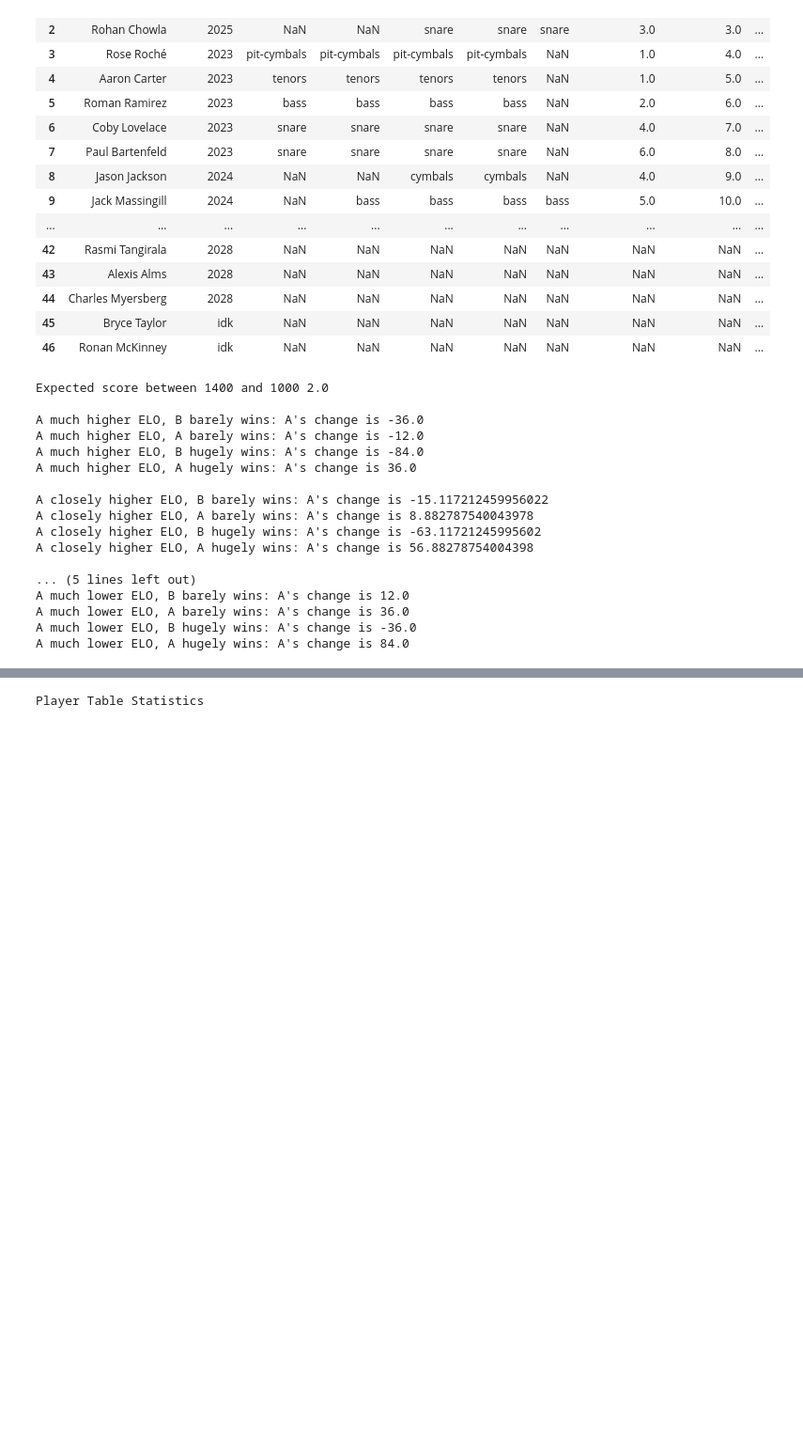
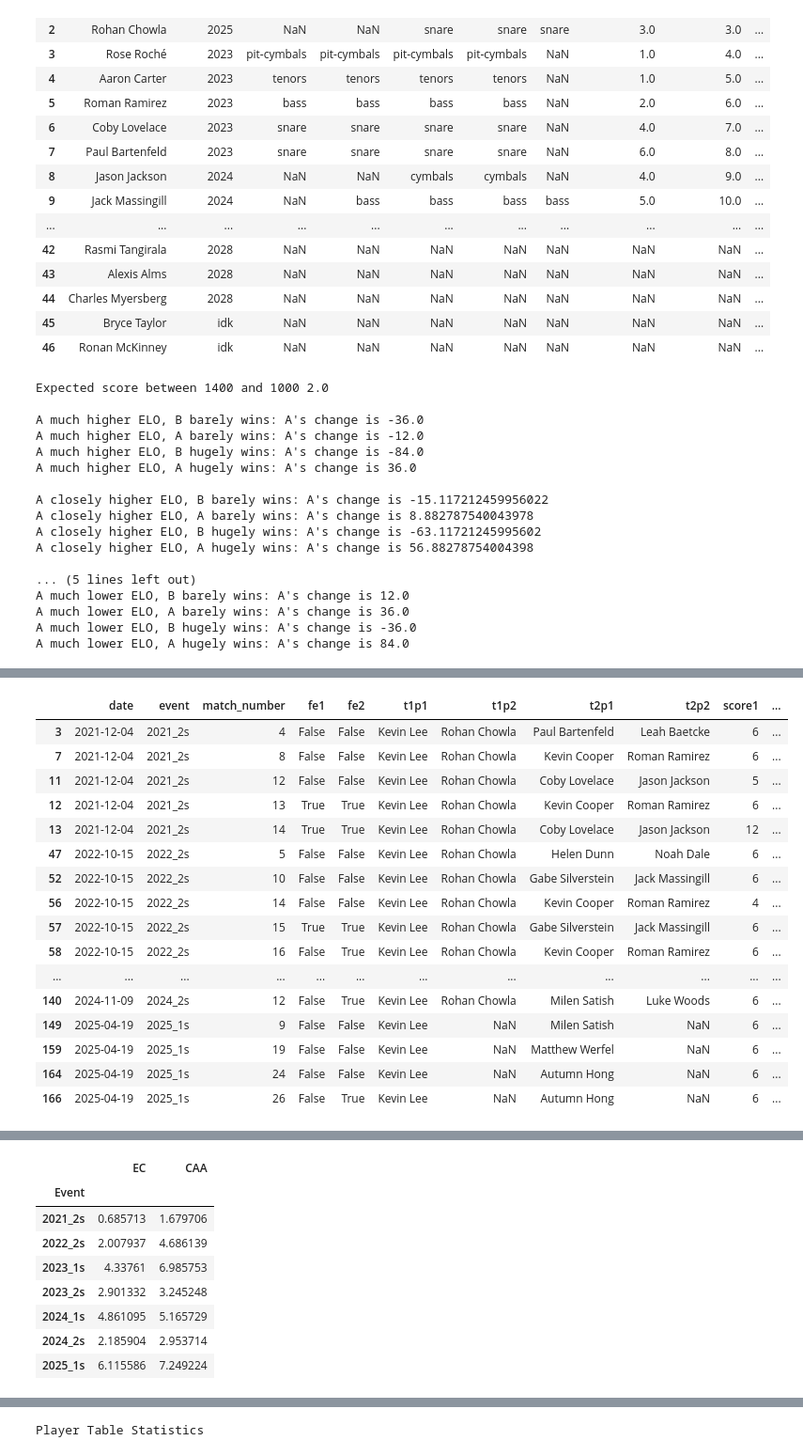
Before and after one commit to notromanramirez/drumline_pong_elo, a Jupyter notebook: calc_elo_v2.ipynb, the cells around one changed output, grey strips where cells are left out. Shown at 94% size. Drawn from its saved outputs; the diff is of its cells as text; code cells hidden in the pictures; blank space fills up the shorter version.

```diff
--- a/calc_elo_v2.ipynb
+++ b/calc_elo_v2.ipynb
@@ -631,0 +654,69 @@ season_elo_fig.show()
+# %%
+def full2shortname(name, no_last="LastName"):
+    split = name.split(" ")
+    if len(split) != 2:
+        return None
+    (first, last) = split
+    if last == no_last:
+        return first
+    return first+" "+last[0]
+
+matches_per_player_table = matches_table.loc[["Kevin Lee" in list(x) for (i, x) in matches_table[['t1p1','t1p2','t2p1','t2p2']].iterrows()]]
+
+# swapping so that yourself is always team 1
+name = "Kevin Lee"
+for (i, row) in matches_per_player_table.iterrows():
+    if (name == row['t2p1']) or (name == row['t2p2']):
+        matches_per_player_table.loc[i,'t1p1'], matches_per_player_table.loc[i,'t2p1'] = matches_per_player_table.loc[i,'t2p1'], matches_per_player_table.loc[i,'t1p1']
+        matches_per_player_table.loc[i,'t1p2'], matches_per_player_table.loc[i,'t2p2'] = matches_per_player_table.loc[i,'t2p2'], matches_per_player_table.loc[i,'t1p2']
+        matches_per_player_table.loc[i,'score1'], matches_per_player_table.loc[i,'score2'] = matches_per_player_table.loc[i,'score2'], matches_per_player_table.loc[i,'score1']
+for (i, row) in matches_per_player_table.iterrows():
+    if (name == row['t1p2']):
+        matches_per_player_table.loc[i,'t1p1'], matches_per_player_table.loc[i,'t1p2'] = matches_per_player_table.loc[i,'t1p2'], matches_per_player_table.loc[i,'t1p1']
+
+with pd.option_context('display.max_rows', None, 'display.max_columns', None):
+    display(matches_per_player_table)
+
+player_table = pd.DataFrame()
+
+matches_per_player_table.index += 1
+player_table.index += 1
+
+def swap(x):
+    (a, b) = x.split("_")
+    return b+"_"+a
+
+player_table['Date'] = matches_per_player_table['date']
+player_table['Event'] = matches_per_player_table['event']
+player_table['MN'] = matches_per_player_table['match_number']
+player_table['Teammate'] = [full2shortname(y) if y == y else "" for (x, y) in zip(matches_per_player_table['t1p1'], matches_per_player_table['t1p2'])]
+player_table['Opponent(s)'] = [full2shortname(x)+" and "+full2shortname(y) if y == y else full2shortname(x) for (x, y) in zip(matches_per_player_table['t2p1'], matches_per_player_table['t2p2'])]
+player_table['Result'] = ["W, "+s1+"-"+s2 if s1 > s2 else "L, "+s1+"-"+s2 for (s1, s2) in zip(matches_per_player_table['score1'].apply(str), matches_per_player_table['score2'].apply(str))]
+player_table['prevELO'] = prev_elo_time_table[name]
+player_table['cELO'] = elo_time_table[name]
+player_table['dELO'] = d_elo_time_table[name]
+player_table['EC'] = ec_time_table[name]
+player_table['CAA'] = caa_time_table[name]
+
+
+display(player_table)
+
+display(player_table[['Event','EC','CAA']].groupby(['Event']).sum())
+# %% [output]
+|  | date | event | match_number | fe1 | fe2 | t1p1 | t1p2 | t2p1 | t2p2 | score1 | ... |
+| 3 | 2021-12-04 | 2021_2s | 4 | False | False | Kevin Lee | Rohan Chowla | Paul Bartenfeld | Leah Baetcke | 6 | ... |
+| 7 | 2021-12-04 | 2021_2s | 8 | False | False | Kevin Lee | Rohan Chowla | Kevin Cooper | Roman Ramirez | 6 | ... |
+| 11 | 2021-12-04 | 2021_2s | 12 | False | False | Kevin Lee | Rohan Chowla | Coby Lovelace | Jason Jackson | 5 | ... |
+| 12 | 2021-12-04 | 2021_2s | 13 | True | True | Kevin Lee | Rohan Chowla | Kevin Cooper | Roman Ramirez | 6 | ... |
+| 13 | 2021-12-04 | 2021_2s | 14 | True | True | Kevin Lee | Rohan Chowla | Coby Lovelace | Jason Jackson | 12 | ... |
+| 47 | 2022-10-15 | 2022_2s | 5 | False | False | Kevin Lee | Rohan Chowla | Helen Dunn | Noah Dale | 6 | ... |
+| 52 | 2022-10-15 | 2022_2s | 10 | False | False | Kevin Lee | Rohan Chowla | Gabe Silverstein | Jack Massingill | 6 | ... |
+| 56 | 2022-10-15 | 2022_2s | 14 | False | False | Kevin Lee | Rohan Chowla | Kevin Cooper | Roman Ramirez | 4 | ... |
+| 57 | 2022-10-15 | 2022_2s | 15 | True | True | Kevin Lee | Rohan Chowla | Gabe Silverstein | Jack Massingill | 6 | ... |
+| 58 | 2022-10-15 | 2022_2s | 16 | False | True | Kevin Lee | Rohan Chowla | Kevin Cooper | Roman Ramirez | 6 | ... |
+| ... | ... | ... | ... | ... | ... | ... | ... | ... | ... | ... | ... |
+| 140 | 2024-11-09 | 2024_2s | 12 | False | True | Kevin Lee | Rohan Chowla | Milen Satish | Luke Woods | 6 | ... |
+| 149 | 2025-04-19 | 2025_1s | 9 | False | False | Kevin Lee | NaN | Milen Satish | NaN | 6 | ... |
+| 159 | 2025-04-19 | 2025_1s | 19 | False | False | Kevin Lee | NaN | Matthew Werfel | NaN | 6 | ... |
+| 164 | 2025-04-19 | 2025_1s | 24 | False | False | Kevin Lee | NaN | Autumn Hong | NaN | 6 | ... |
+| 166 | 2025-04-19 | 2025_1s | 26 | False | True | Kevin Lee | NaN | Autumn Hong | NaN | 6 | ... |
@@ -631,0 +740,9 @@ season_elo_fig.show()
+|  | EC | CAA |
+| Event |  |  |
+| 2021_2s | 0.685713 | 1.679706 |
+| 2022_2s | 2.007937 | 4.686139 |
+| 2023_1s | 4.33761 | 6.985753 |
+| 2023_2s | 2.901332 | 3.245248 |
+| 2024_1s | 4.861095 | 5.165729 |
+| 2024_2s | 2.185904 | 2.953714 |
+| 2025_1s | 6.115586 | 7.249224 |
```
Also changed, not shown: parts of 12 cells of this notebook, 51 other files.
